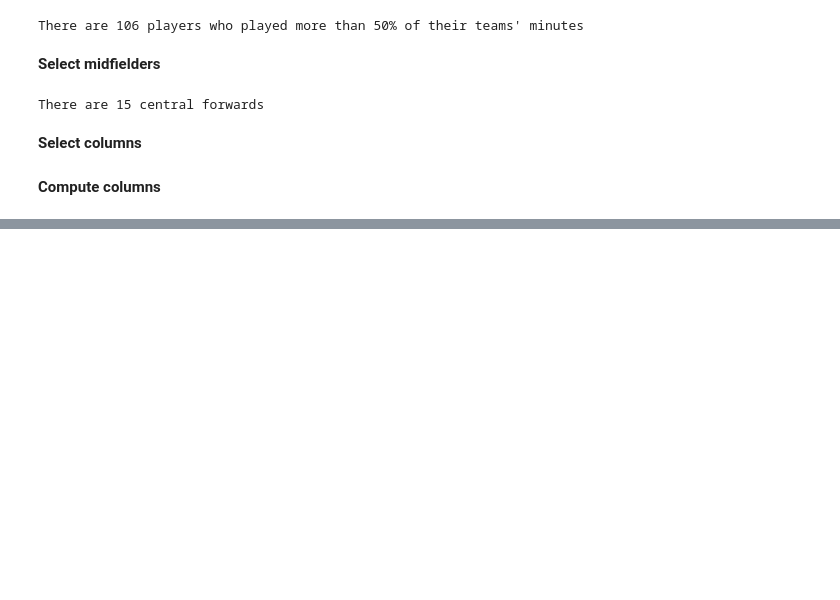
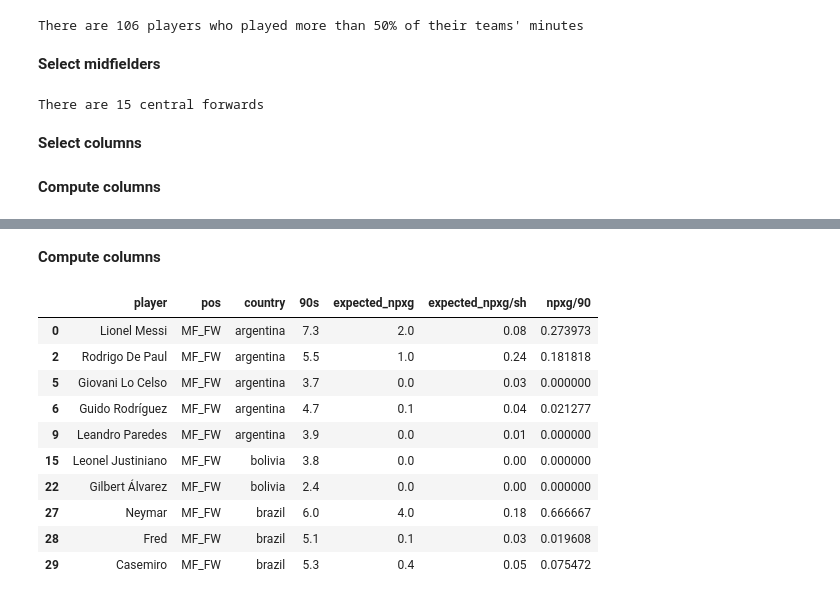
Before and after one commit to joausaga/copa-america-2021-analytics, a Jupyter notebook: competition_analysis.ipynb, the cells around one changed output, grey strips where cells are left out. Cells and saved outputs as stored; diff of their text form; code cells hidden in the pictures; blank space fills up the shorter version.

Commit message:
Add analysis about shooters

```diff
--- a/competition_analysis.ipynb
+++ b/competition_analysis.ipynb
@@ -723,0 +804,24 @@ plt.show()
+# %%
+cols = ['player', 'pos', 'country', '90s', 'expected_npxg', 'expected_npxg/sh']
+# %%
+analysis_fdf = analysis_fdf[cols]
+# %% [markdown]
+**Compute columns**
+# %%
+analysis_fdf['expected_npxg/sh'] = analysis_fdf['expected_npxg/sh'].fillna(0)
+# %%
+analysis_fdf['npxg/90'] = analysis_fdf['expected_npxg'] / analysis_fdf['90s']
+# %%
+analysis_fdf.head(10)
+# %% [output]
+|  | player | pos | country | 90s | expected_npxg | expected_npxg/sh | npxg/90 |
+| 0 | Lionel Messi | MF_FW | argentina | 7.3 | 2.0 | 0.08 | 0.273973 |
+| 2 | Rodrigo De Paul | MF_FW | argentina | 5.5 | 1.0 | 0.24 | 0.181818 |
+| 5 | Giovani Lo Celso | MF_FW | argentina | 3.7 | 0.0 | 0.03 | 0.000000 |
+| 6 | Guido Rodríguez | MF_FW | argentina | 4.7 | 0.1 | 0.04 | 0.021277 |
+| 9 | Leandro Paredes | MF_FW | argentina | 3.9 | 0.0 | 0.01 | 0.000000 |
+| 15 | Leonel Justiniano | MF_FW | bolivia | 3.8 | 0.0 | 0.00 | 0.000000 |
+| 22 | Gilbert Álvarez | MF_FW | bolivia | 2.4 | 0.0 | 0.00 | 0.000000 |
+| 27 | Neymar | MF_FW | brazil | 6.0 | 4.0 | 0.18 | 0.666667 |
+| 28 | Fred | MF_FW | brazil | 5.1 | 0.1 | 0.03 | 0.019608 |
+| 29 | Casemiro | MF_FW | brazil | 5.3 | 0.4 | 0.05 | 0.075472 |
```
Also changed, not shown: parts of 37 cells of this notebook, 1 other file.
